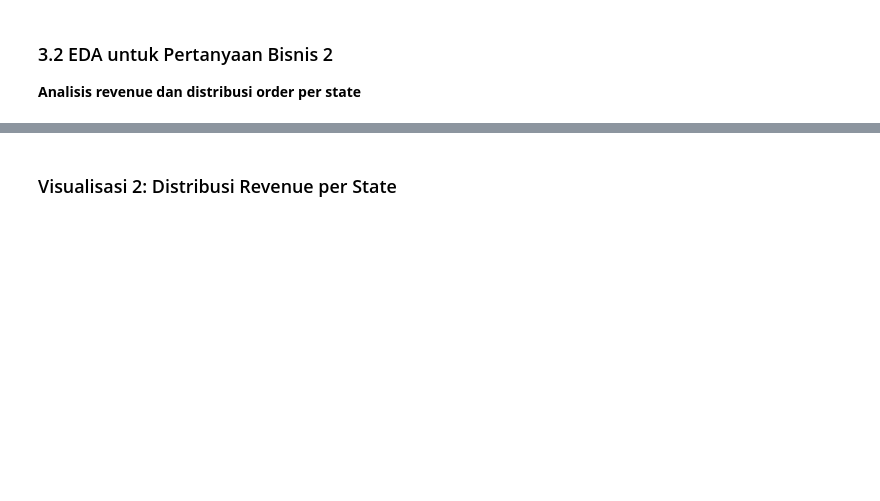
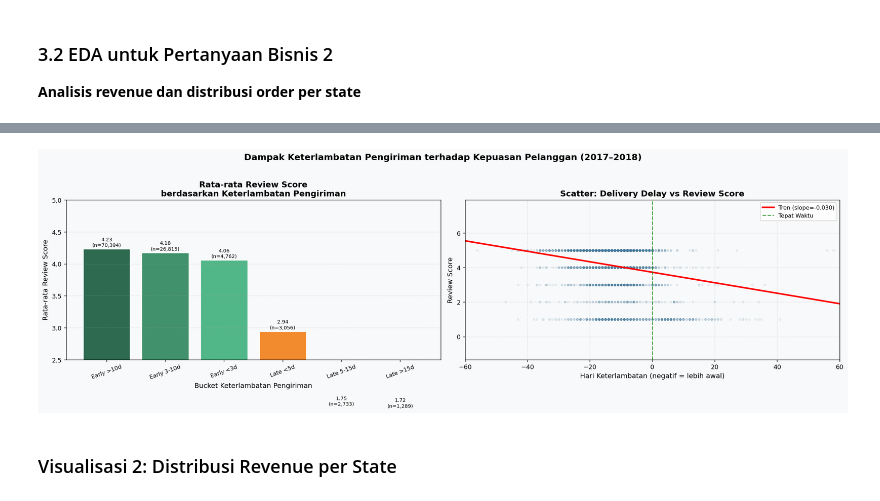
Before and after one commit to berliani/ecommerce-analysis, a Jupyter notebook: notebook.ipynb, the cells around one changed output, grey strips where cells are left out. Saved outputs shown, nothing was run; the diff lists cells and outputs as text; code cells hidden in the pictures; blank space fills up the shorter version.

```diff
--- a/notebook.ipynb
+++ b/notebook.ipynb
@@ -455,7 +710,6 @@ print("\n💡 Insight: Kategori produk seperti fashion accessories memiliki rati
 # %%
-# ============================================================
-# VISUALISASI 1B: Pengaruh Delivery Delay terhadap Review Score
-# ============================================================
+
+# Pengaruh Delivery Delay terhadap Review Score
 fig, axes = plt.subplots(1, 2, figsize=(18, 6))
 fig.patch.set_facecolor('#F8F9FA')
 
@@ -482,35 +736,35 @@ for bar, (_, row) in zip(bars, delay_review_reset.iterrows()):
 ax2 = axes[1]
 sample = master_df[['delivery_delay_days','review_score']].dropna().sample(
     min(5000, len(master_df)), random_state=42
 )
 ax2.scatter(sample['delivery_delay_days'], sample['review_score'],
             alpha=0.08, color='#457B9D', s=10)
 
 # Trend line
 z = np.polyfit(
     master_df['delivery_delay_days'].dropna(),
     master_df.loc[master_df['delivery_delay_days'].notna(), 'review_score'].fillna(master_df['review_score'].median()),
     1
 )
 p = np.poly1d(z)
 x_line = np.linspace(sample['delivery_delay_days'].min(), sample['delivery_delay_days'].max(), 200)
 ax2.plot(x_line, p(x_line), 'r-', linewidth=2.5, label=f'Tren (slope={z[0]:.3f})')
 ax2.axvline(x=0, color='green', linestyle='--', alpha=0.7, label='Tepat Waktu')
 ax2.set_xlabel('Hari Keterlambatan (negatif = lebih awal)', fontsize=11)
 ax2.set_ylabel('Review Score', fontsize=11)
 ax2.set_title('Scatter: Delivery Delay vs Review Score', fontsize=13, fontweight='bold')
 ax2.legend(fontsize=9)
 ax2.set_facecolor('#F8F9FA')
 ax2.grid(alpha=0.3, linestyle='--')
 ax2.set_xlim(-60, 60)
 
 plt.suptitle('Dampak Keterlambatan Pengiriman terhadap Kepuasan Pelanggan (2017–2018)',
              fontsize=14, fontweight='bold', y=1.02)
 plt.tight_layout()
 plt.savefig('viz1b_delivery_delay_review.png', bbox_inches='tight', dpi=150)
 plt.show()
-print("\n💡 Insight: Terdapat korelasi negatif yang jelas — semakin terlambat pengiriman, "
-      "semakin rendah review score. Pengiriman yang lebih awal (early) menghasilkan review tertinggi.")
+# %% [output]
+[figure, added]
 # %% [markdown]
 ### Visualisasi 2: Distribusi Revenue per State
 # %%
```
Also changed, not shown: parts of 30 cells of this notebook, 3 other files.
